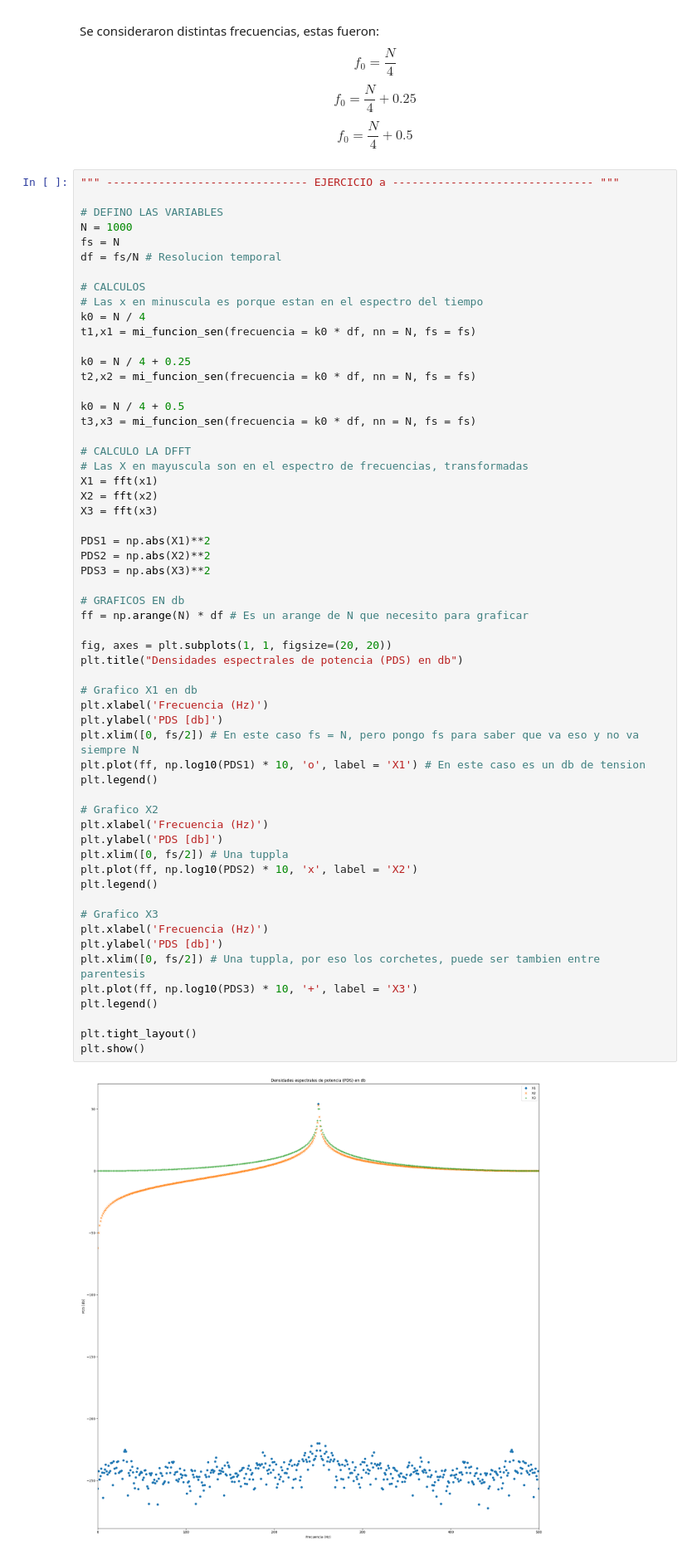
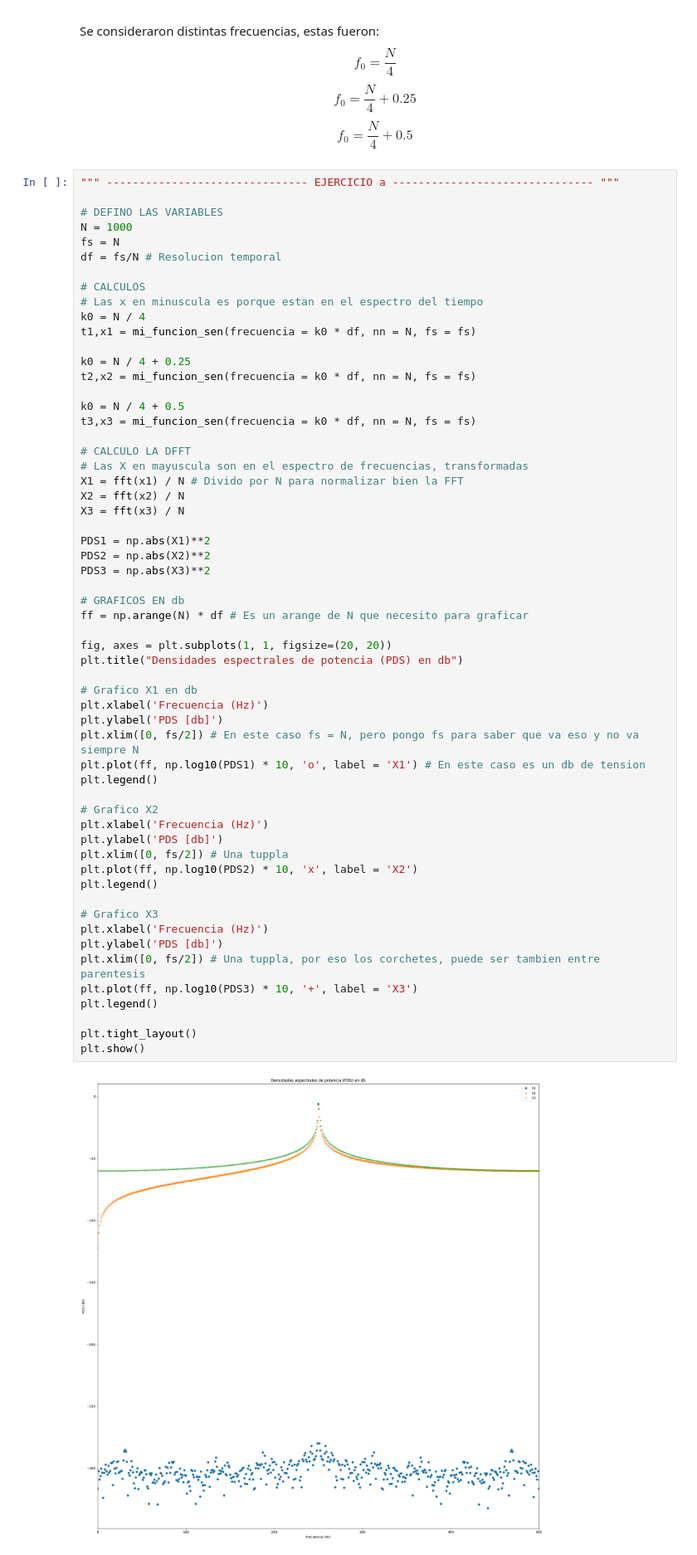
Before and after one commit to Catalina-git/APS, a Jupyter notebook: Tareas Semanales/TS3 - Análisis de Fourier/TS3.ipynb, the cells around one changed output. Shown at 83% size. Cells and saved outputs as stored; diff of their text form.

```diff
--- a/Tareas Semanales/TS3 - Análisis de Fourier/TS3.ipynb
+++ b/Tareas Semanales/TS3 - Análisis de Fourier/TS3.ipynb
@@ -143,9 +143,9 @@ t3,x3 = mi_funcion_sen(frecuencia = k0 * df, nn = N, fs = fs)
 
 # CALCULO LA DFFT
 # Las X en mayuscula son en el espectro de frecuencias, transformadas
-X1 = fft(x1)
-X2 = fft(x2)
-X3 = fft(x3)
+X1 = fft(x1) / N # Divido por N para normalizar bien la FFT
+X2 = fft(x2) / N
+X3 = fft(x3) / N
 
 PDS1 = np.abs(X1)**2
 PDS2 = np.abs(X2)**2
@@ -154,34 +154,34 @@ PDS3 = np.abs(X3)**2
 # GRAFICOS EN db
 ff = np.arange(N) * df # Es un arange de N que necesito para graficar
 
 fig, axes = plt.subplots(1, 1, figsize=(20, 20))
 plt.title("Densidades espectrales de potencia (PDS) en db")
 
 # Grafico X1 en db
 plt.xlabel('Frecuencia (Hz)')
 plt.ylabel('PDS [db]')
 plt.xlim([0, fs/2]) # En este caso fs = N, pero pongo fs para saber que va eso y no va siempre N
 plt.plot(ff, np.log10(PDS1) * 10, 'o', label = 'X1') # En este caso es un db de tension
 plt.legend()
 
 # Grafico X2
 plt.xlabel('Frecuencia (Hz)')
 plt.ylabel('PDS [db]')
 plt.xlim([0, fs/2]) # Una tuppla
 plt.plot(ff, np.log10(PDS2) * 10, 'x', label = 'X2')
 plt.legend()
 
 # Grafico X3
 plt.xlabel('Frecuencia (Hz)')
 plt.ylabel('PDS [db]')
 plt.xlim([0, fs/2]) # Una tuppla, por eso los corchetes, puede ser tambien entre parentesis
 plt.plot(ff, np.log10(PDS3) * 10, '+', label = 'X3')
 plt.legend()
 
 plt.tight_layout()
 plt.show()
 # %% [output]
-[figure, old version]
+[figure, new version]
 # %% [markdown]
 Se buscó comprender el efecto de la desintonía, agregada a cada senoidal respecto a $\Delta f$, en el espectro visualizado.
 
```
Also changed, not shown: parts of 4 cells of this notebook, 4 other files.
